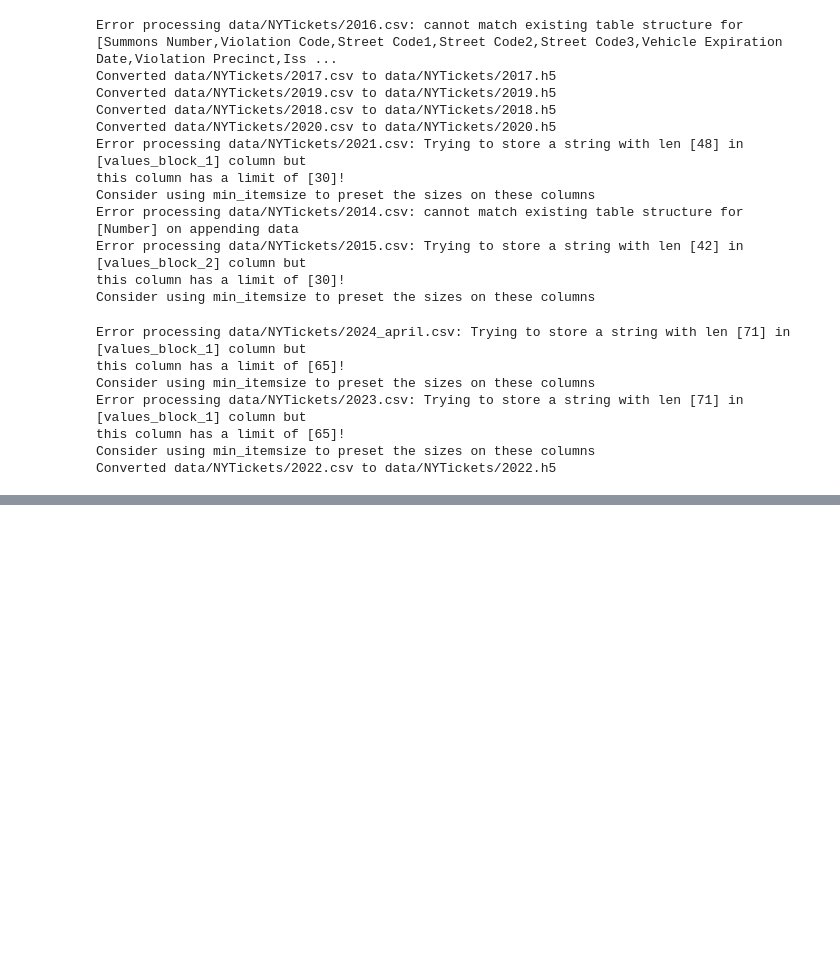
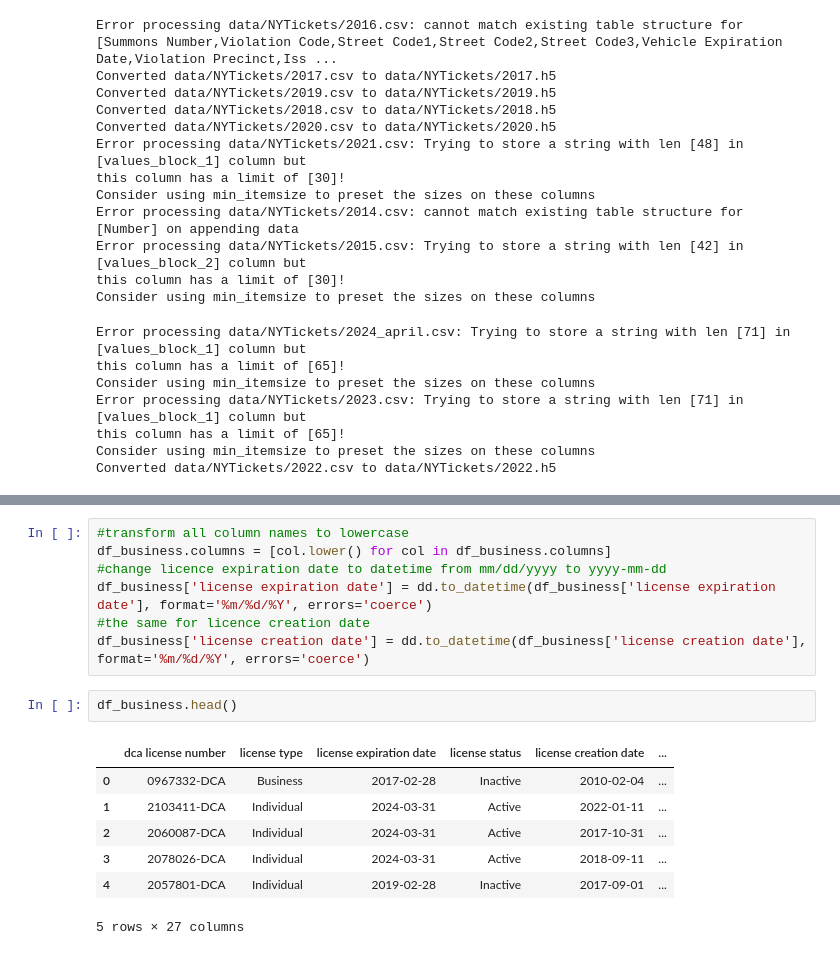
Before and after one commit to AnjaH4/BD_project, a Jupyter notebook: project.ipynb, the cells around one changed output, grey strips where cells are left out. Saved outputs shown, nothing was run; the diff lists cells and outputs as text; blank space fills up the shorter version.

```diff
--- a/project.ipynb
+++ b/project.ipynb
@@ -155,0 +223,17 @@ Error:
+# %%
+#transform all column names to lowercase
+df_business.columns = [col.lower() for col in df_business.columns]
+#change licence expiration date to datetime from mm/dd/yyyy to yyyy-mm-dd
+df_business['license expiration date'] = dd.to_datetime(df_business['license expiration date'], format='%m/%d/%Y', errors='coerce')
+#the same for licence creation date
+df_business['license creation date'] = dd.to_datetime(df_business['license creation date'], format='%m/%d/%Y', errors='coerce')
+# %%
+df_business.head()
+# %% [output]
+|  | dca license number | license type | license expiration date | license status | license creation date | ... |
+| 0 | 0967332-DCA | Business | 2017-02-28 | Inactive | 2010-02-04 | ... |
+| 1 | 2103411-DCA | Individual | 2024-03-31 | Active | 2022-01-11 | ... |
+| 2 | 2060087-DCA | Individual | 2024-03-31 | Active | 2017-10-31 | ... |
+| 3 | 2078026-DCA | Individual | 2024-03-31 | Active | 2018-09-11 | ... |
+| 4 | 2057801-DCA | Individual | 2019-02-28 | Inactive | 2017-09-01 | ... |
+5 rows × 27 columns
```
Also changed, not shown: parts of 16 cells of this notebook, 5 other files.
